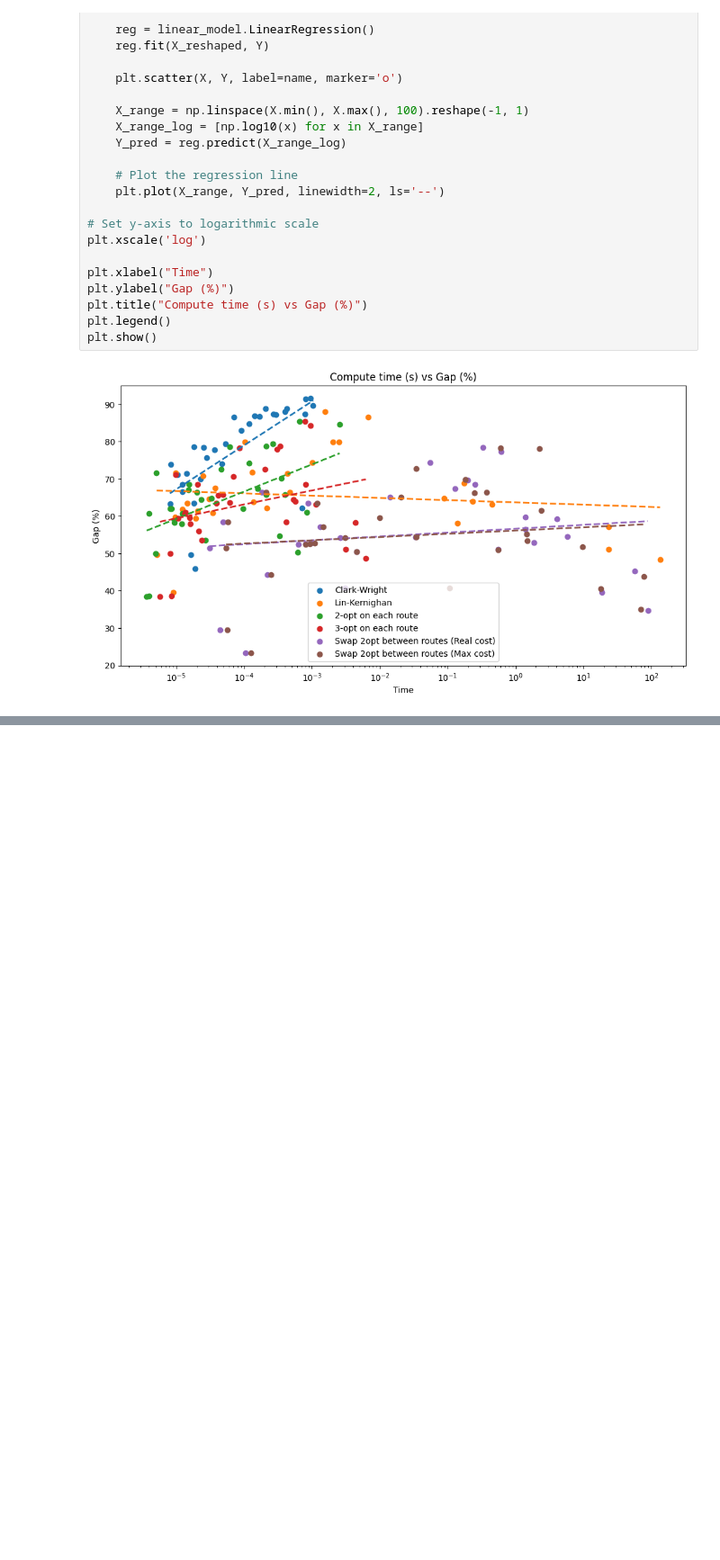
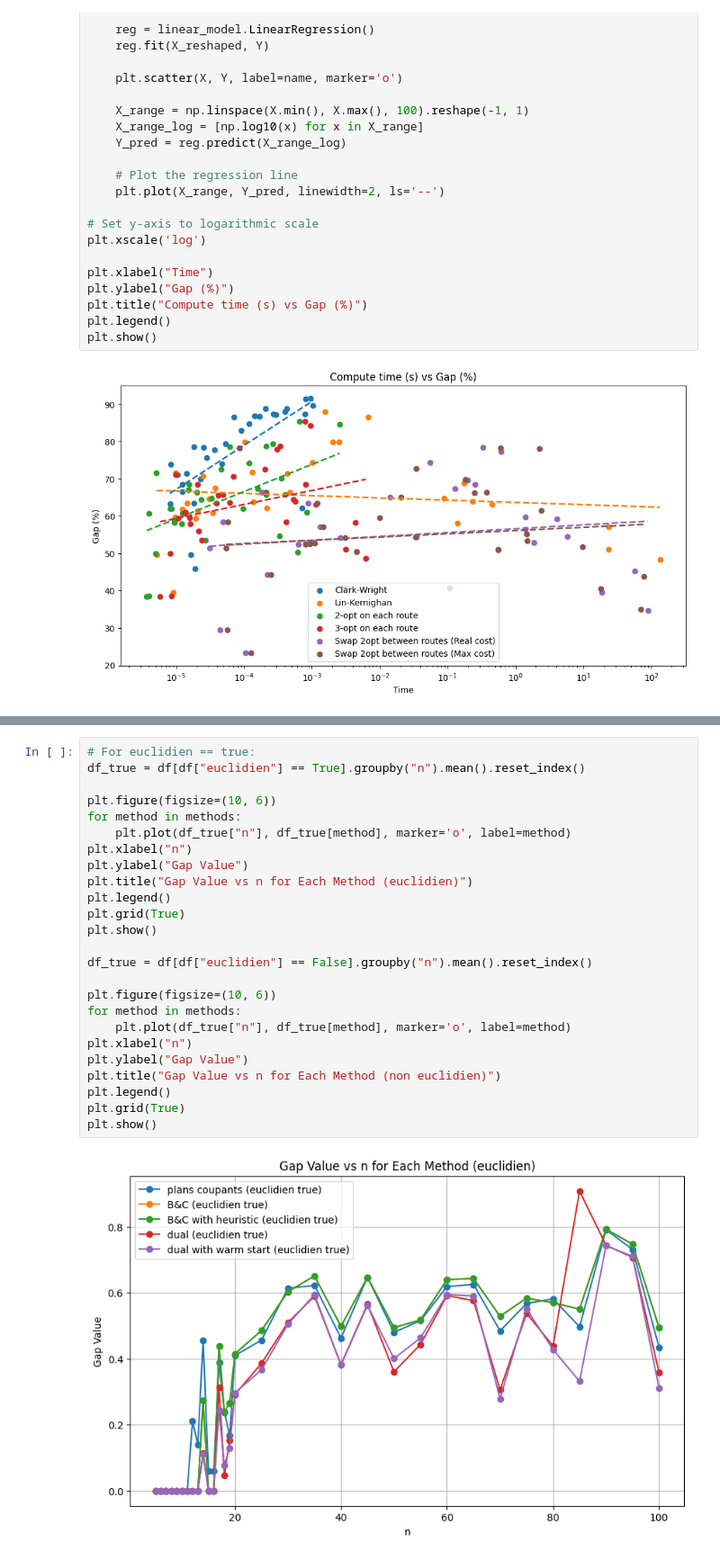
Before and after one commit to Darthkiller2Jr/projet_mpro, a Jupyter notebook: illustrations.ipynb, the cells around one changed output, grey strips where cells are left out. Shown at 90% size. Saved outputs shown, nothing was run; the diff lists cells and outputs as text; blank space fills up the shorter version.

```diff
--- a/illustrations.ipynb
+++ b/illustrations.ipynb
@@ -121,0 +153,27 @@ plt.show()
+# %%
+# For euclidien == true:
+df_true = df[df["euclidien"] == True].groupby("n").mean().reset_index()
+
+plt.figure(figsize=(10, 6))
+for method in methods:
+    plt.plot(df_true["n"], df_true[method], marker='o', label=method)
+plt.xlabel("n")
+plt.ylabel("Gap Value")
+plt.title("Gap Value vs n for Each Method (euclidien)")
+plt.legend()
+plt.grid(True)
+plt.show()
+
+df_true = df[df["euclidien"] == False].groupby("n").mean().reset_index()
+
+plt.figure(figsize=(10, 6))
+for method in methods:
+    plt.plot(df_true["n"], df_true[method], marker='o', label=method)
+plt.xlabel("n")
+plt.ylabel("Gap Value")
+plt.title("Gap Value vs n for Each Method (non euclidien)")
+plt.legend()
+plt.grid(True)
+plt.show()
+# %% [output]
+[figure, added]
```
Also changed, not shown: parts of 3 cells of this notebook.
